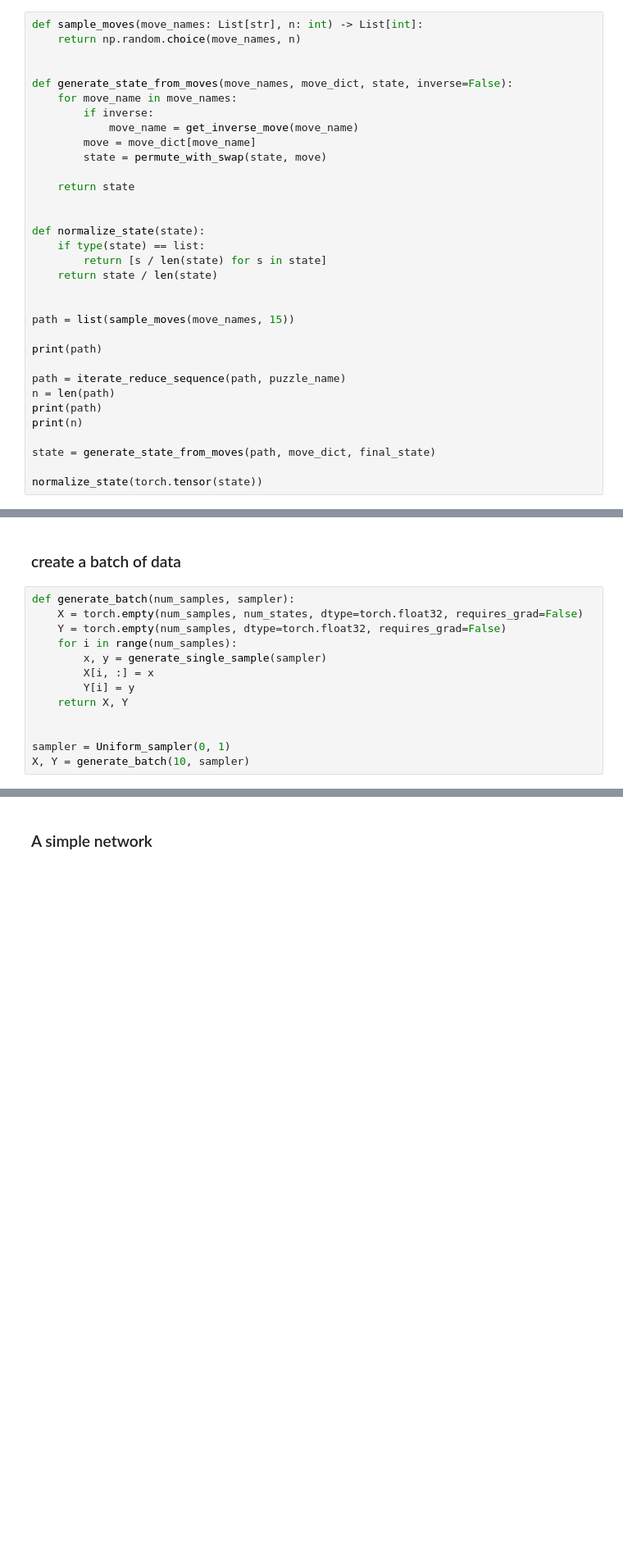
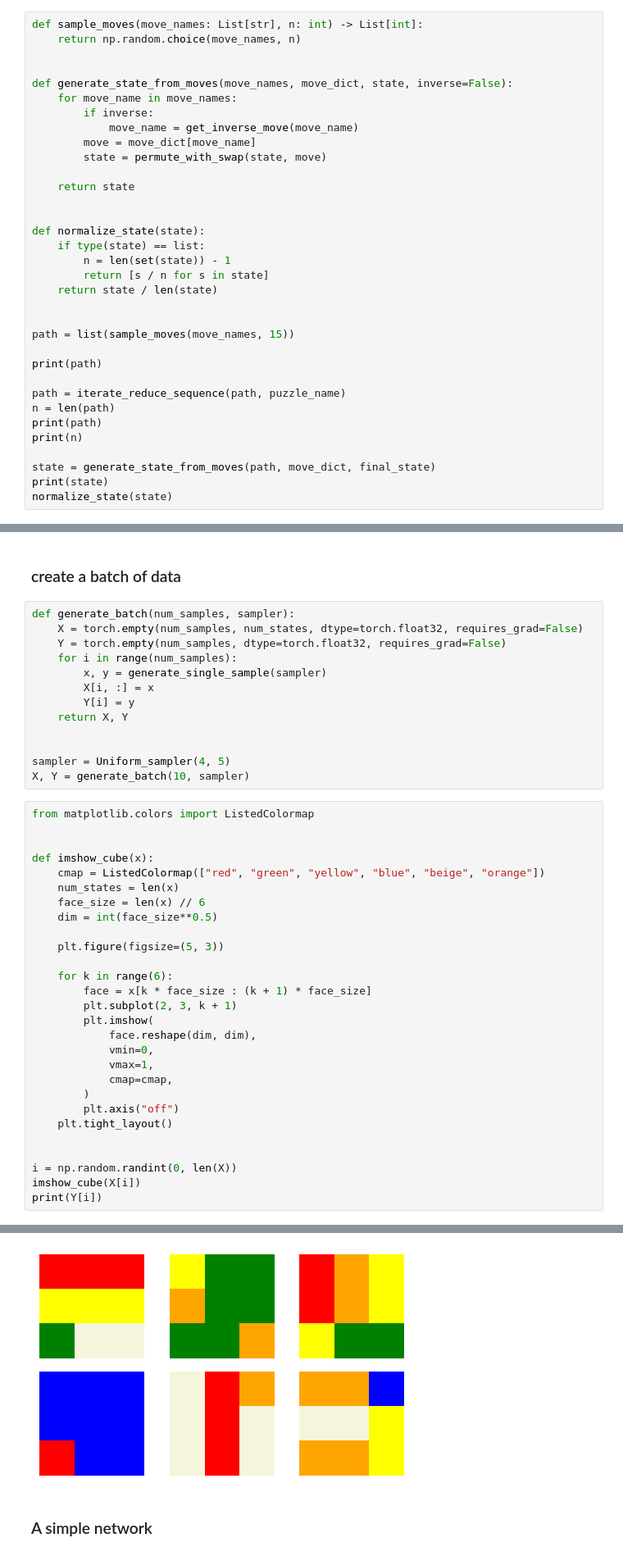
Before and after one commit to LeonY117/polytope-permutation, a Jupyter notebook: dist_predictor.ipynb, the cells around one changed output, grey strips where cells are left out. Shown: that part at 82% size. Drawn from its saved outputs; the diff is of its cells as text; blank space fills up the shorter version.

```diff
--- a/dist_predictor.ipynb
+++ b/dist_predictor.ipynb
@@ -107,7 +119,8 @@ def generate_state_from_moves(move_names, move_dict, state, inverse=False):
 
 def normalize_state(state):
     if type(state) == list:
-        return [s / len(state) for s in state]
+        n = len(set(state)) - 1
+        return [s / n for s in state]
     return state / len(state)
 
 
@@ -121,5 +134,5 @@ print(path)
 print(n)
 
 state = generate_state_from_moves(path, move_dict, final_state)
-
-normalize_state(torch.tensor(state))
+print(state)
+normalize_state(state)
@@ -173,5 +192,34 @@ def generate_batch(num_samples, sampler):
     return X, Y
 
 
-sampler = Uniform_sampler(0, 1)
+sampler = Uniform_sampler(4, 5)
 X, Y = generate_batch(10, sampler)
+# %%
+from matplotlib.colors import ListedColormap
+
+
+def imshow_cube(x):
+    cmap = ListedColormap(["red", "green", "yellow", "blue", "beige", "orange"])
+    num_states = len(x)
+    face_size = len(x) // 6
+    dim = int(face_size**0.5)
+
+    plt.figure(figsize=(5, 3))
+
+    for k in range(6):
+        face = x[k * face_size : (k + 1) * face_size]
+        plt.subplot(2, 3, k + 1)
+        plt.imshow(
+            face.reshape(dim, dim),
+            vmin=0,
+            vmax=1,
+            cmap=cmap,
+        )
+        plt.axis("off")
+    plt.tight_layout()
+
+
+i = np.random.randint(0, len(X))
+imshow_cube(X[i])
+print(Y[i])
+# %% [output]
@@ -178,3 +227,4 @@ X, Y = generate_batch(10, sampler)
+[figure, added]
 # %% [markdown]
 ### A simple network
 # %%
```
Also changed, not shown: parts of 13 cells of this notebook.
